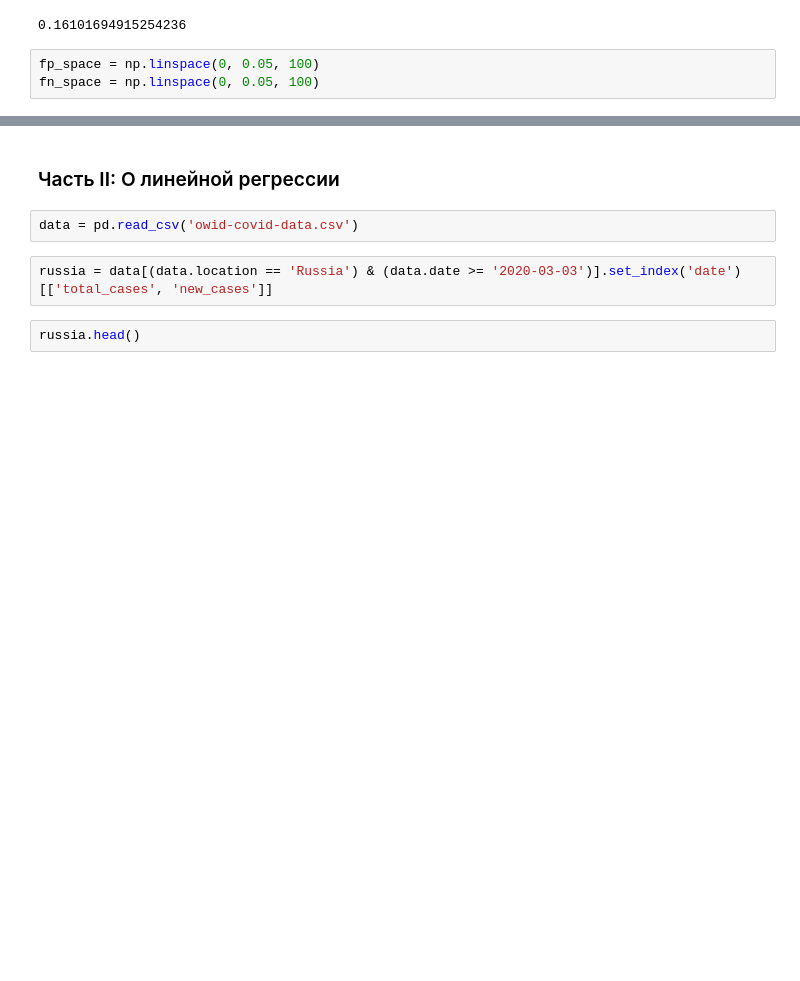
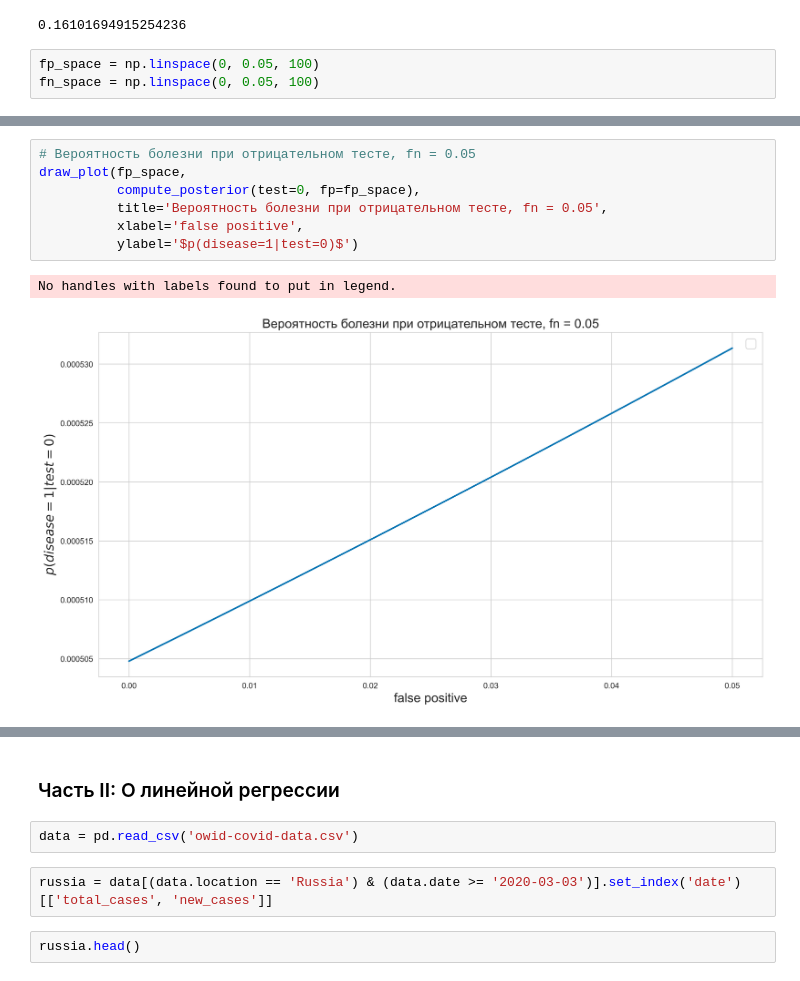
Before and after one commit to tsgnkv/made-ml-2021-hw, a Jupyter notebook: hw_1/notebook.ipynb, the cells around one changed output, grey strips where cells are left out. Cells and saved outputs as stored; diff of their text form; blank space fills up the shorter version.

```diff
--- a/hw_1/notebook.ipynb
+++ b/hw_1/notebook.ipynb
@@ -104,0 +116,10 @@ No handles with labels found to put in legend.
+# %%
+# Вероятность болезни при отрицательном тесте, fn = 0.05
+draw_plot(fp_space,
+          compute_posterior(test=0, fp=fp_space),
+          title='Вероятность болезни при отрицательном тесте, fn = 0.05',
+          xlabel='false positive',
+          ylabel='$p(disease=1|test=0)$')
+# %% [output]
+No handles with labels found to put in legend.
+[figure, added]
```
Also changed, not shown: parts of 5 cells of this notebook.
